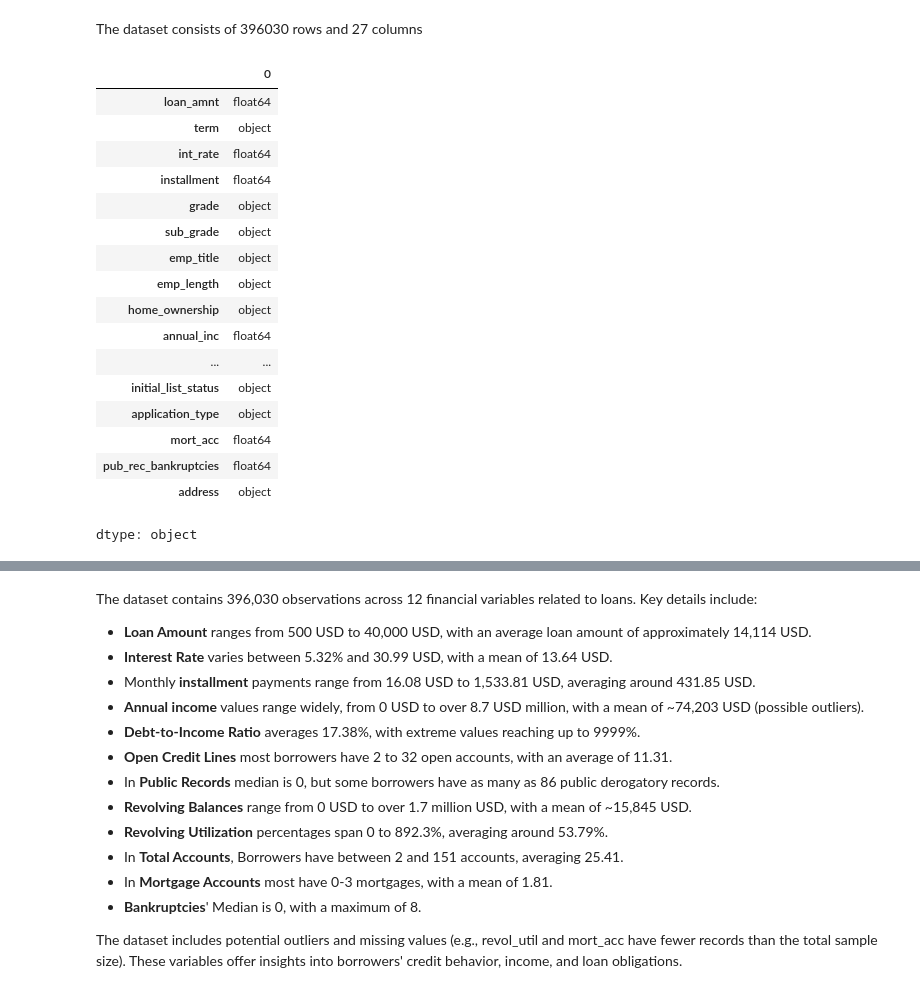
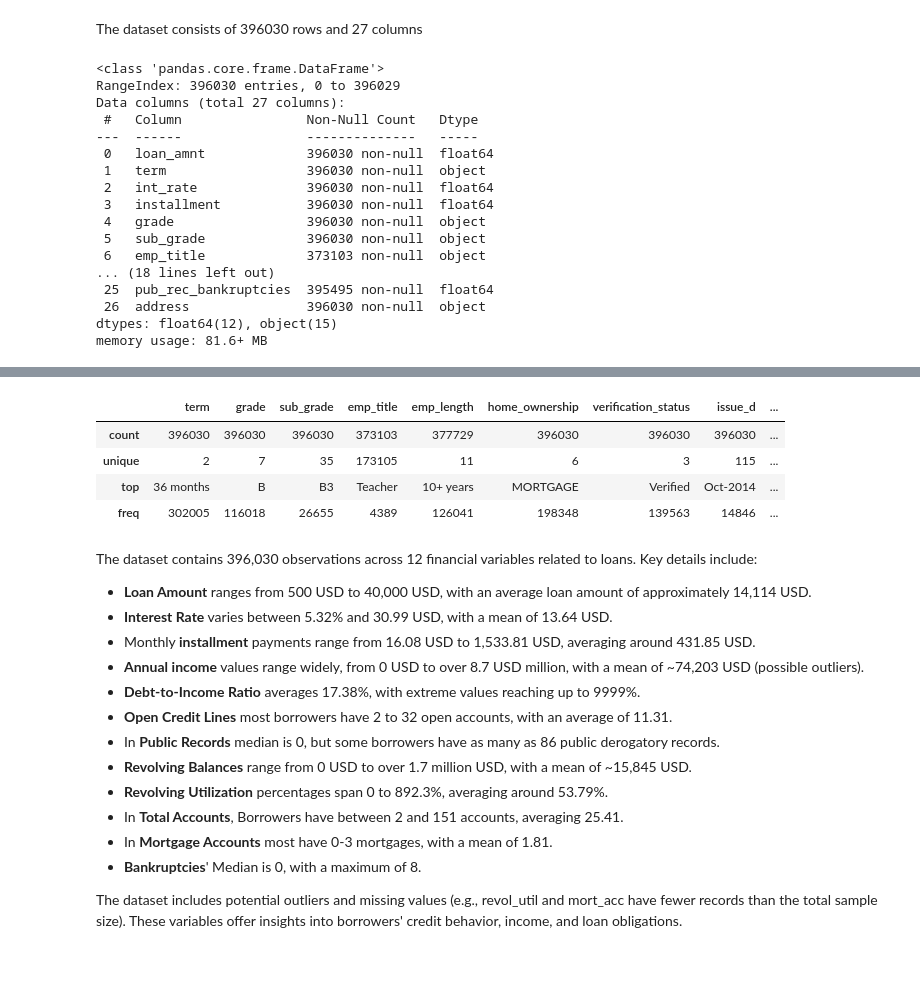
Before and after one commit to ParbatiDebbarma/LoanTap, a Jupyter notebook: Business_Case_LoanTap_Logistic_Regression.ipynb, the cells around one changed output, grey strips where cells are left out. Drawn from its saved outputs; the diff is of its cells as text; code cells hidden in the pictures; blank space fills up the shorter version.

```diff
--- a/Business_Case_LoanTap_Logistic_Regression.ipynb
+++ b/Business_Case_LoanTap_Logistic_Regression.ipynb
@@ -74,26 +74,25 @@ No. of Columns in the dataset: 27
 # %% [markdown]
 The dataset consists of 396030 rows and 27 columns
 # %%
-df.dtypes #datatype of all the columns
+df.info() #datatype of all the columns
 # %% [output]
-|  | 0 |
-| loan_amnt | float64 |
-| term | object |
-| int_rate | float64 |
-| installment | float64 |
-| grade | object |
-| sub_grade | object |
-| emp_title | object |
-| emp_length | object |
-| home_ownership | object |
-| annual_inc | float64 |
-| ... | ... |
-| initial_list_status | object |
-| application_type | object |
-| mort_acc | float64 |
-| pub_rec_bankruptcies | float64 |
-| address | object |
-dtype: object
+<class 'pandas.core.frame.DataFrame'>
+RangeIndex: 396030 entries, 0 to 396029
+Data columns (total 27 columns):
+ #   Column                Non-Null Count   Dtype
+---  ------                --------------   -----
+ 0   loan_amnt             396030 non-null  float64
+ 1   term                  396030 non-null  object
+ 2   int_rate              396030 non-null  float64
+ 3   installment           396030 non-null  float64
+ 4   grade                 396030 non-null  object
+ 5   sub_grade             396030 non-null  object
+ 6   emp_title             373103 non-null  object
+... (18 lines left out)
+ 25  pub_rec_bankruptcies  395495 non-null  float64
+ 26  address               396030 non-null  object
+dtypes: float64(12), object(15)
+memory usage: 81.6+ MB
 # %%
 df.describe()
 # %% [output]
@@ -106,6 +105,14 @@ df.describe()
 | 50% | 12000.000000 | 13.330000 | 375.430000 | 6.400000e+04 | 16.910000 | 10.000000 | 0.000000 | 1.118100e+04 | 54.800000 | ... |
 | 75% | 20000.000000 | 16.490000 | 567.300000 | 9.000000e+04 | 22.980000 | 14.000000 | 0.000000 | 1.962000e+04 | 72.900000 | ... |
 | max | 40000.000000 | 30.990000 | 1533.810000 | 8.706582e+06 | 9999.000000 | 90.000000 | 86.000000 | 1.743266e+06 | 892.300000 | ... |
+# %%
+df.describe(include='object')
+# %% [output]
+|  | term | grade | sub_grade | emp_title | emp_length | home_ownership | verification_status | issue_d | ... |
+| count | 396030 | 396030 | 396030 | 373103 | 377729 | 396030 | 396030 | 396030 | ... |
+| unique | 2 | 7 | 35 | 173105 | 11 | 6 | 3 | 115 | ... |
+| top | 36 months | B | B3 | Teacher | 10+ years | MORTGAGE | Verified | Oct-2014 | ... |
+| freq | 302005 | 116018 | 26655 | 4389 | 126041 | 198348 | 139563 | 14846 | ... |
 # %% [markdown]
 The dataset contains 396,030 observations across 12 financial variables related to loans. Key details include:
 
```
Also changed, not shown: parts of 7 cells of this notebook.
